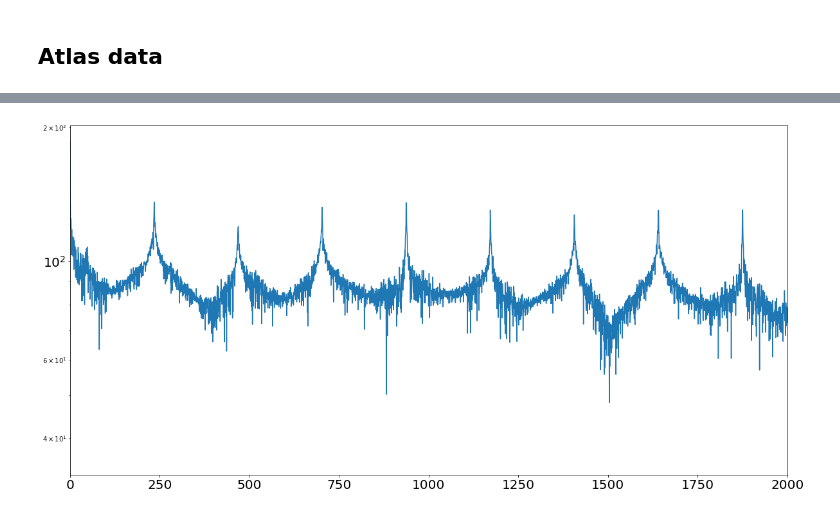
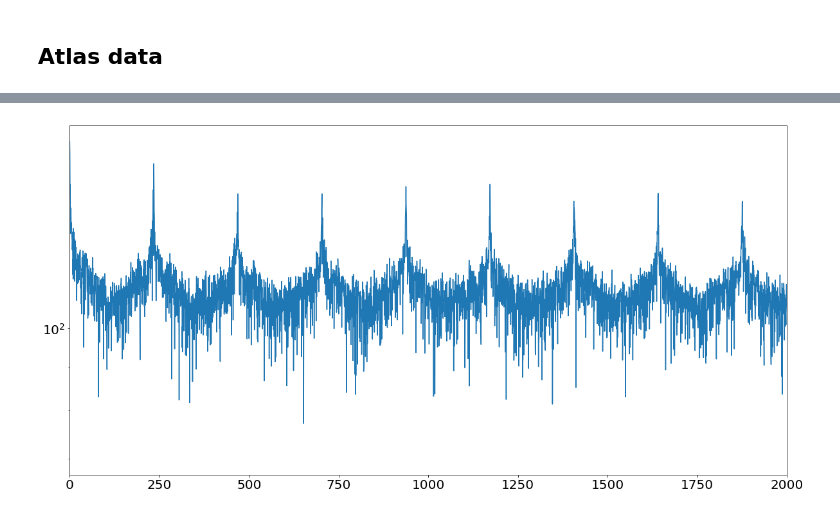
Before and after one commit to atabakd/start_brain, a Jupyter notebook: Comaprison.ipynb, the cells around one changed output, grey strips where cells are left out. Saved outputs shown, nothing was run; the diff lists cells and outputs as text; code cells hidden in the pictures.

```diff
--- a/Comaprison.ipynb
+++ b/Comaprison.ipynb
@@ -91,4 +91,5 @@ channel, start = welch_plot(data, fs, good_channels=good_channels,
 # %%
-channel, start = fft_plot(data, fs, channel, start, good_channels=good_channels)
+channel, start = fft_plot(data, fs, channel, start, good_channels=good_channels,
+                           preprocess = lambda x: (x - 32768) * 0.195)
 # %% [output]
-[figure, old version]
+[figure, new version]
```
Also changed, not shown: parts of 3 cells of this notebook.
